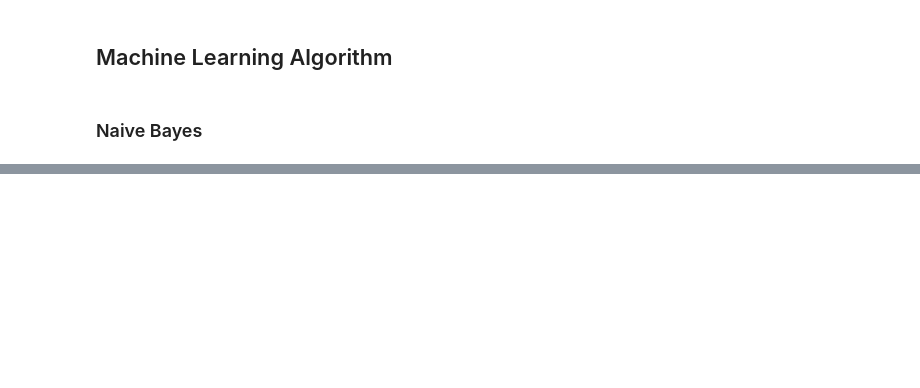
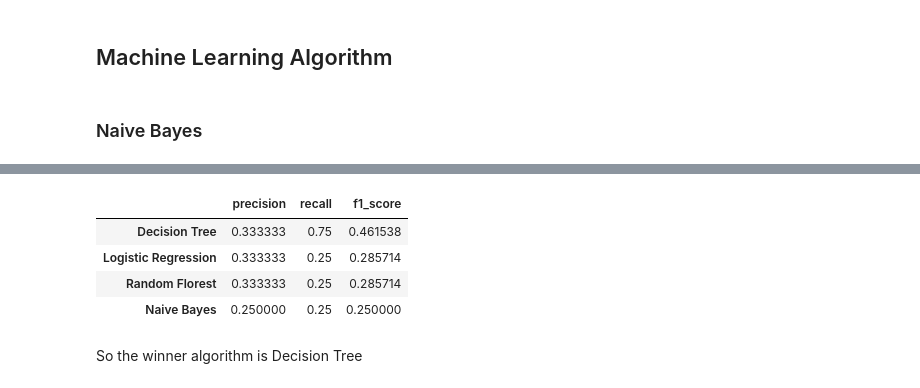
Before and after one commit to gerosa/udacity-data-analyst, a Jupyter notebook: P5/exploratory_data_analysis.ipynb, the cells around one changed output, grey strips where cells are left out. Cells and saved outputs as stored; diff of their text form; code cells hidden in the pictures; blank space fills up the shorter version.

```diff
--- a/P5/exploratory_data_analysis.ipynb
+++ b/P5/exploratory_data_analysis.ipynb
@@ -301,3 +303,5 @@ deferral_payments             0.046298
 dtype: float64
 # %% [markdown]
 ## Machine Learning Algorithm
+# %%
+results = pd.DataFrame({}, columns=['precision', 'recall', 'f1_score'])
@@ -308,0 +430,10 @@ clf = GaussianNB()
+# %%
+results.sort_values('f1_score', ascending=False)
+# %% [output]
+|  | precision | recall | f1_score |
+| Decision Tree | 0.333333 | 0.75 | 0.461538 |
+| Logistic Regression | 0.333333 | 0.25 | 0.285714 |
+| Random Florest | 0.333333 | 0.25 | 0.285714 |
+| Naive Bayes | 0.250000 | 0.25 | 0.250000 |
+# %% [markdown]
+So the winner algorithm is Decision Tree
```
Also changed, not shown: parts of 14 cells of this notebook, 2 other files.
